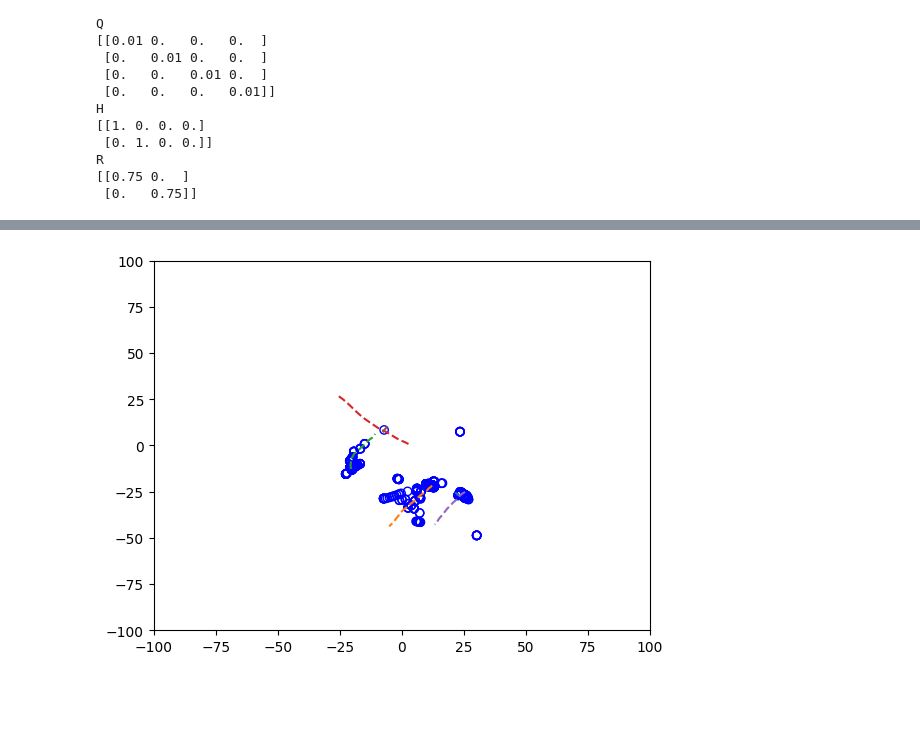
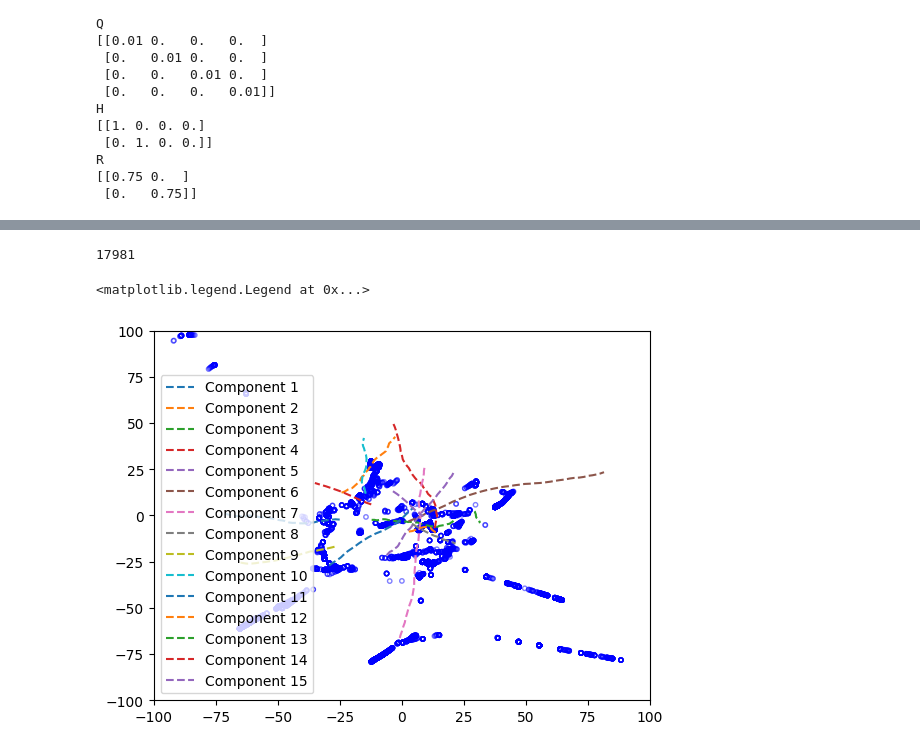
Before and after one commit to mtt-phd/mtt-phd, a Jupyter notebook: demo.ipynb, the cells around one changed output, grey strips where cells are left out. Drawn from its saved outputs; the diff is of its cells as text; code cells hidden in the pictures; blank space fills up the shorter version.

```diff
--- a/demo.ipynb
+++ b/demo.ipynb
@@ -8,7 +8,7 @@ from utils import *
 # Measurement parameters
 dim = 2
 dt = 1.0
-num_steps = 20
+num_steps = 50
 
 birth_prob = 0.2
 death_prob = 0.005
@@ -102,17 +102,26 @@ init_truths = np.array(init_truths)
 num_components = len(init_truths)
 
 # assume each component has the same weight
-component_weight = 1.0
+component_weight = 1e-3
 
 # the variance of pos and vel
 pos_var = 10
 vel_var = 5
 
-# each component assumed to start at a random (x, y) ~ U([-100, 100] x [-100, 100])
+# each component assumed to start at a random (x, y) ~ U([-50, 50] x [-50, 50])
 start_bounds = (-50, 50)
 
 w = [component_weight] * num_components
-m = init_truths.copy()
+# m = init_truths.copy()
+m = []
+for i in range(num_components):
+    # m.append(np.random.uniform(start_bounds[0], start_bounds[1], size=(dim,)))
+    m.append(np.array([
+            *np.random.uniform(*start_bounds, 2),
+            # initial velocity (dx, dy) ~ U(-2, 2) x U(-2, 2)
+            0,
+            0
+    ]))
 m = np.array(m)
 P = np.array([np.diag([pos_var, pos_var, vel_var, vel_var])**2 for _ in range(num_components)])
 # %%
@@ -153,6 +162,10 @@ for i in range(len(w)):
     ax.add_patch(unc)
     ax.set_xlim(*area)
     ax.set_ylim(*area)
+
+for i in range(len(init_truths)):
+    pos = init_truths[i][:2]
+    ax.scatter(*pos, label=f'Ground truth {i + 1}')
 plt.legend()
 # %% [output]
 <matplotlib.legend.Legend at 0x...>
@@ -160,5 +173,4 @@ plt.legend()
 # %%
-import gmphd_copy
 # initialize the filter
 filter = mtt_phd(
     weights=w,
@@ -172,10 +184,10 @@ filter = mtt_phd(
     measurement_noise=R,
     num_steps=len(all_measurements),
     detection_probability=det_prob,
-    clutter_intensity=clutter_rate/np.prod(np.diff(np.vstack([area, area]))),
-    merging_threshold = 4.0,
-    truncation_threshold = 1e-6, # make sure squared
-    threshold_weight= 0.1,
+    clutter_intensity=clutter_rate/(area[1] - area[0])**2,
+    merging_threshold = 5.0,
+    truncation_threshold = 1e-4, # make sure squared
+    threshold_weight= 0.6,
     new_birth_weight=0.25,
 )
 
@@ -201,14 +232,17 @@ Before update: [ 12.22944885 -21.70034307
+# %%
+len(history)
+# %% [output]
+17981
 # %%
-pos = np.array([s[:2] for s in history[-1]])
-plt.scatter(*pos[:,:2].T, facecolors='none', edgecolors='blue')
+pos = np.array([s[:2] for s in history])
+plt.scatter(*pos[:,:2].T, facecolors='none', edgecolors='blue', alpha=0.5, s=10)
 plt.xlim(*area)
 plt.ylim(*area)
 
 for i, state in truths.items():
     pos = np.array([s[:2] if s is not None else [np.nan, np.nan] for s in state])
-
-for i, state in truths.items():
-    pos = np.array([s[:2] if s is not None else [np.nan, np.nan] for s in state])
-    plt.plot(*pos[:,:2].T, linestyle='dashed')
+    plt.plot(*pos[:,:2].T, linestyle='dashed', label=f'Component {i + 1}')
+plt.legend()
 # %% [output]
+<matplotlib.legend.Legend at 0x...>
-[figure, old version]
+[figure, new version]
```
Also changed, not shown: parts of 5 cells of this notebook, 5 other files.
